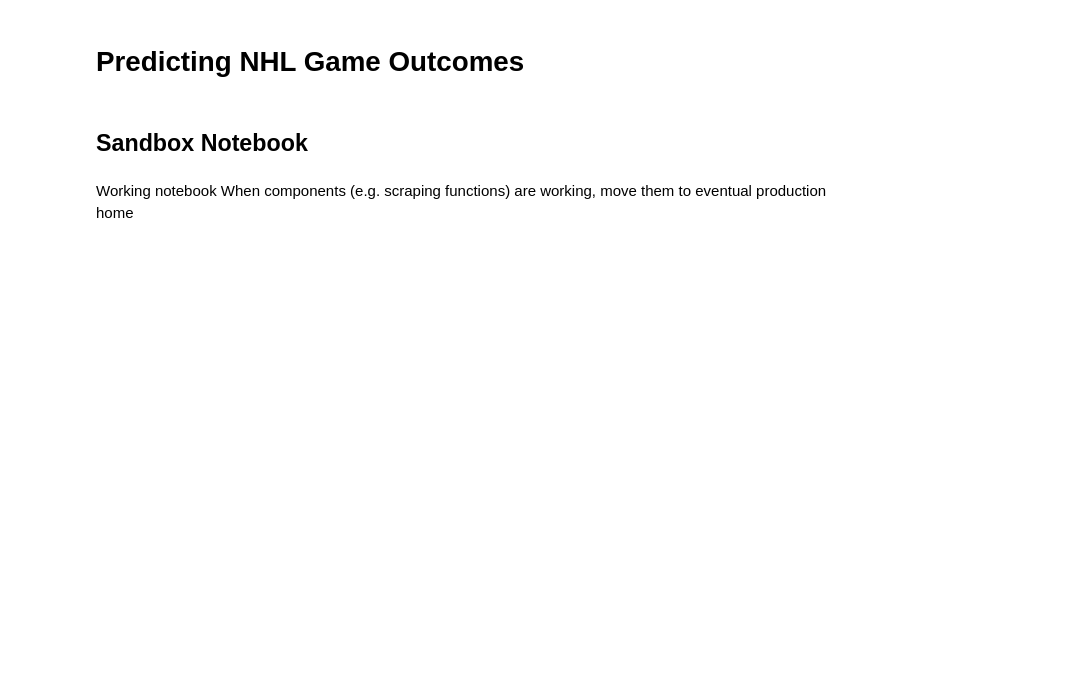
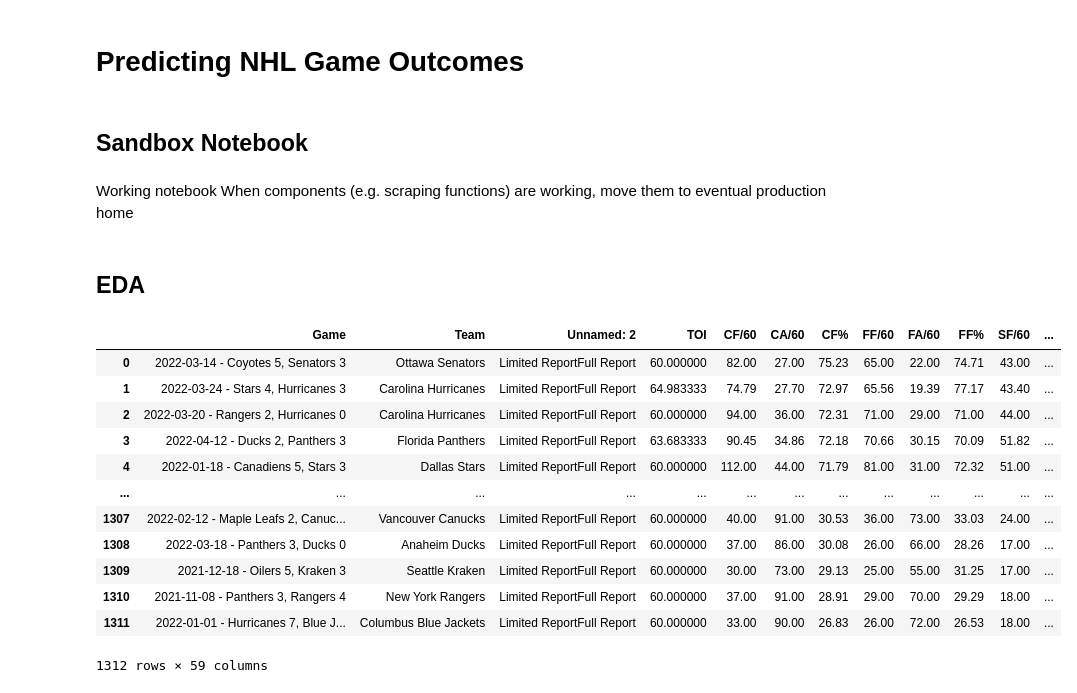
Before and after one commit to jbenasuli/nhl-predictons, a Jupyter notebook: nhl-predictions-sandbox.ipynb, the cells around one changed output. Cells and saved outputs as stored; diff of their text form; code cells hidden in the pictures; blank space fills up the shorter version.

```diff
--- a/nhl-predictions-sandbox.ipynb
+++ b/nhl-predictions-sandbox.ipynb
@@ -72,3 +72,22 @@ set_config(display= 'diagram')
 # %%
 # Scraping Requirents
 from bs4 import BeautifulSoup
+# %% [markdown]
+## EDA
+# %%
+game_log_2021 = pd.read_csv('data/21_22-home-game-log.csv')
+game_log_2021
+# %% [output]
+|  | Game | Team | Unnamed: 2 | TOI | CF/60 | CA/60 | CF% | FF/60 | FA/60 | FF% | SF/60 | ... |
+| 0 | 2022-03-14 - Coyotes 5, Senators 3 | Ottawa Senators | Limited ReportFull Report | 60.000000 | 82.00 | 27.00 | 75.23 | 65.00 | 22.00 | 74.71 | 43.00 | ... |
+| 1 | 2022-03-24 - Stars 4, Hurricanes 3 | Carolina Hurricanes | Limited ReportFull Report | 64.983333 | 74.79 | 27.70 | 72.97 | 65.56 | 19.39 | 77.17 | 43.40 | ... |
+| 2 | 2022-03-20 - Rangers 2, Hurricanes 0 | Carolina Hurricanes | Limited ReportFull Report | 60.000000 | 94.00 | 36.00 | 72.31 | 71.00 | 29.00 | 71.00 | 44.00 | ... |
+| 3 | 2022-04-12 - Ducks 2, Panthers 3 | Florida Panthers | Limited ReportFull Report | 63.683333 | 90.45 | 34.86 | 72.18 | 70.66 | 30.15 | 70.09 | 51.82 | ... |
+| 4 | 2022-01-18 - Canadiens 5, Stars 3 | Dallas Stars | Limited ReportFull Report | 60.000000 | 112.00 | 44.00 | 71.79 | 81.00 | 31.00 | 72.32 | 51.00 | ... |
+| ... | ... | ... | ... | ... | ... | ... | ... | ... | ... | ... | ... | ... |
+| 1307 | 2022-02-12 - Maple Leafs 2, Canuc... | Vancouver Canucks | Limited ReportFull Report | 60.000000 | 40.00 | 91.00 | 30.53 | 36.00 | 73.00 | 33.03 | 24.00 | ... |
+| 1308 | 2022-03-18 - Panthers 3, Ducks 0 | Anaheim Ducks | Limited ReportFull Report | 60.000000 | 37.00 | 86.00 | 30.08 | 26.00 | 66.00 | 28.26 | 17.00 | ... |
+| 1309 | 2021-12-18 - Oilers 5, Kraken 3 | Seattle Kraken | Limited ReportFull Report | 60.000000 | 30.00 | 73.00 | 29.13 | 25.00 | 55.00 | 31.25 | 17.00 | ... |
+| 1310 | 2021-11-08 - Panthers 3, Rangers 4 | New York Rangers | Limited ReportFull Report | 60.000000 | 37.00 | 91.00 | 28.91 | 29.00 | 70.00 | 29.29 | 18.00 | ... |
+| 1311 | 2022-01-01 - Hurricanes 7, Blue J... | Columbus Blue Jackets | Limited ReportFull Report | 60.000000 | 33.00 | 90.00 | 26.83 | 26.00 | 72.00 | 26.53 | 18.00 | ... |
+1312 rows × 59 columns
```
Also changed, not shown: parts of 5 cells of this notebook.
